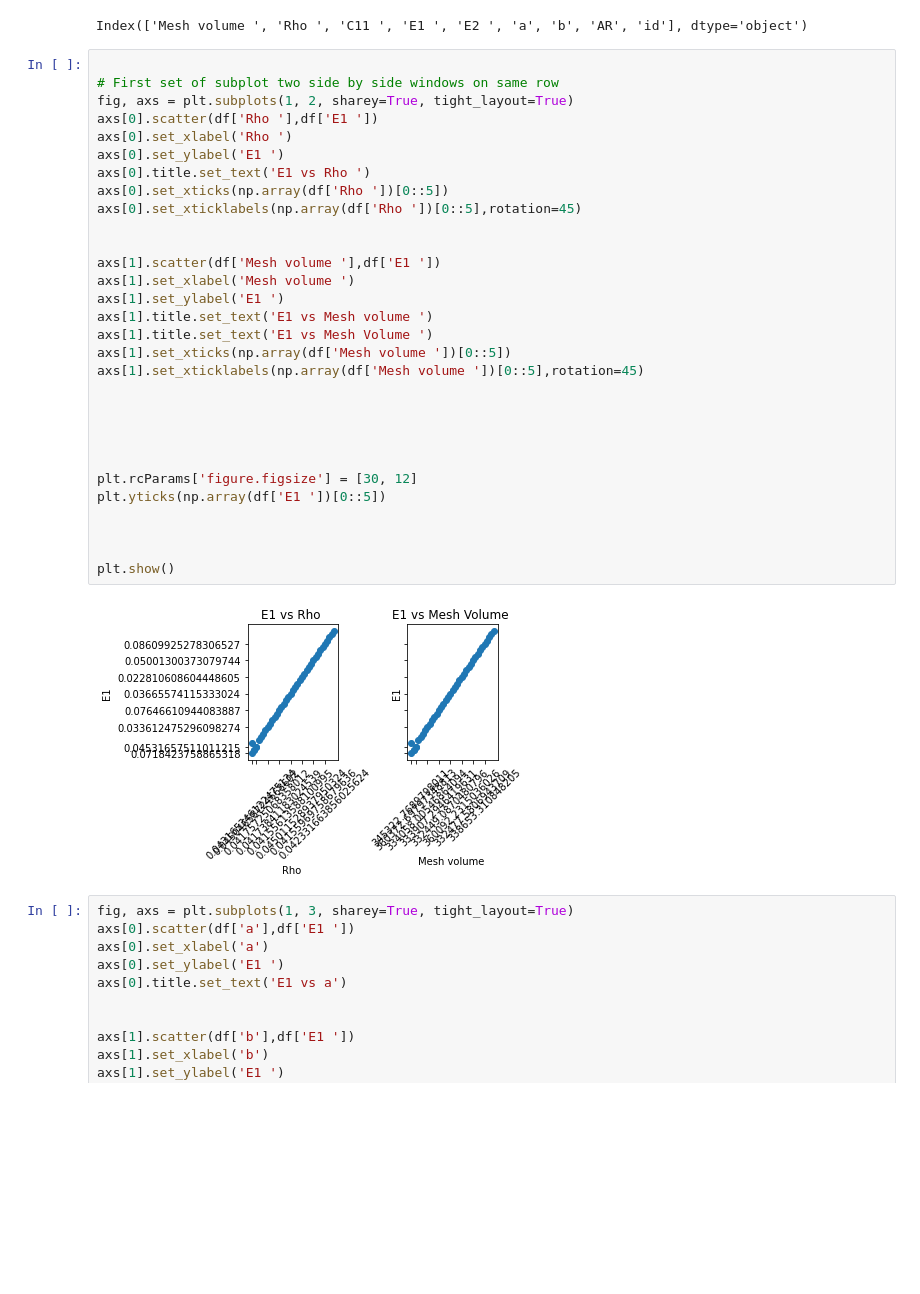
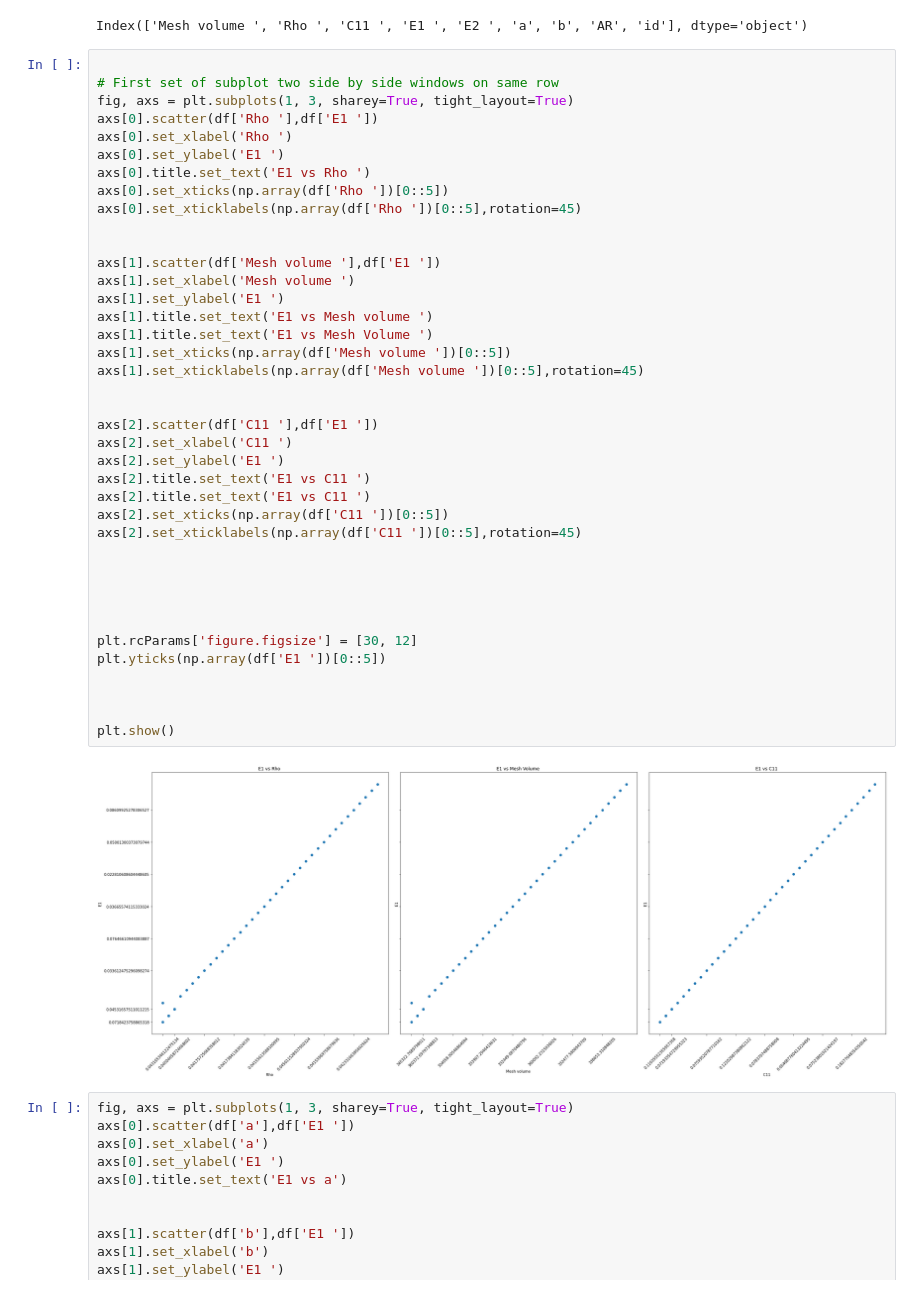
Before and after one commit to Computational-Materials-Science-UK/data_science, a Jupyter notebook: feature_importance.ipynb, the cells around one changed output. Saved outputs shown, nothing was run; the diff lists cells and outputs as text; blank space fills up the shorter version.

```diff
--- a/feature_importance.ipynb
+++ b/feature_importance.ipynb
@@ -97,35 +97,44 @@ Index(['Mesh volume ', 'Rho ', 'C11 ', 'E1 ', 'E2 ', 'a', 'b', 'AR', 'id'], dtyp
 # %%
 
 # First set of subplot two side by side windows on same row
-fig, axs = plt.subplots(1, 2, sharey=True, tight_layout=True)
+fig, axs = plt.subplots(1, 3, sharey=True, tight_layout=True)
 axs[0].scatter(df['Rho '],df['E1 '])
 axs[0].set_xlabel('Rho ')
 axs[0].set_ylabel('E1 ')
 axs[0].title.set_text('E1 vs Rho ')
 axs[0].set_xticks(np.array(df['Rho '])[0::5])
 axs[0].set_xticklabels(np.array(df['Rho '])[0::5],rotation=45)
 
 
 axs[1].scatter(df['Mesh volume '],df['E1 '])
 axs[1].set_xlabel('Mesh volume ')
 axs[1].set_ylabel('E1 ')
 axs[1].title.set_text('E1 vs Mesh volume ')
 axs[1].title.set_text('E1 vs Mesh Volume ')
 axs[1].set_xticks(np.array(df['Mesh volume '])[0::5])
 axs[1].set_xticklabels(np.array(df['Mesh volume '])[0::5],rotation=45)
 
 
+axs[2].scatter(df['C11 '],df['E1 '])
+axs[2].set_xlabel('C11 ')
+axs[2].set_ylabel('E1 ')
+axs[2].title.set_text('E1 vs C11 ')
+axs[2].title.set_text('E1 vs C11 ')
+axs[2].set_xticks(np.array(df['C11 '])[0::5])
+axs[2].set_xticklabels(np.array(df['C11 '])[0::5],rotation=45)
+
+
 
 
 
 plt.rcParams['figure.figsize'] = [30, 12]
 plt.yticks(np.array(df['E1 '])[0::5])
 
 
 
 plt.show()
 # %% [output]
-[figure, old version]
+[figure, new version]
 # %%
 fig, axs = plt.subplots(1, 3, sharey=True, tight_layout=True)
 axs[0].scatter(df['a'],df['E1 '])
```
Also changed, not shown: parts of 25 cells of this notebook.
